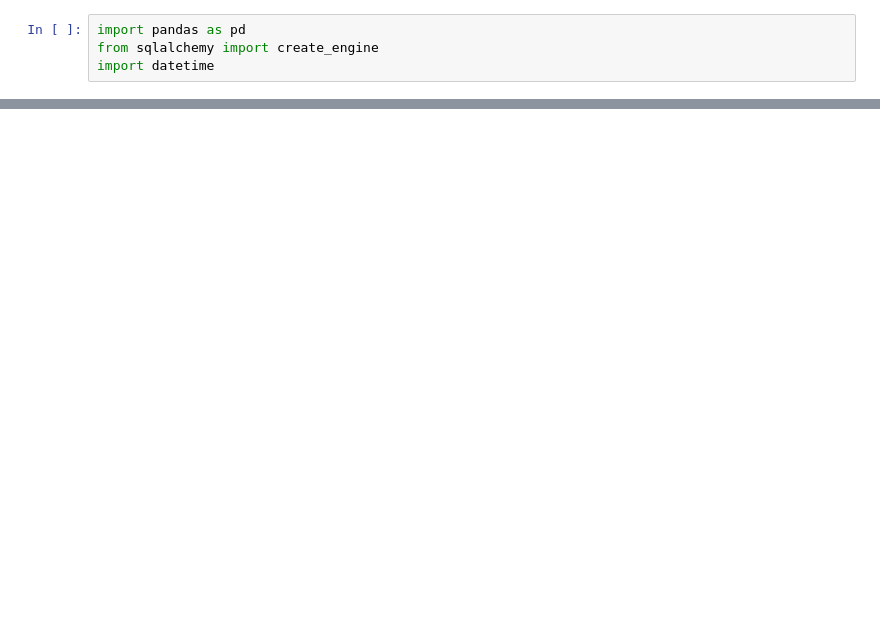
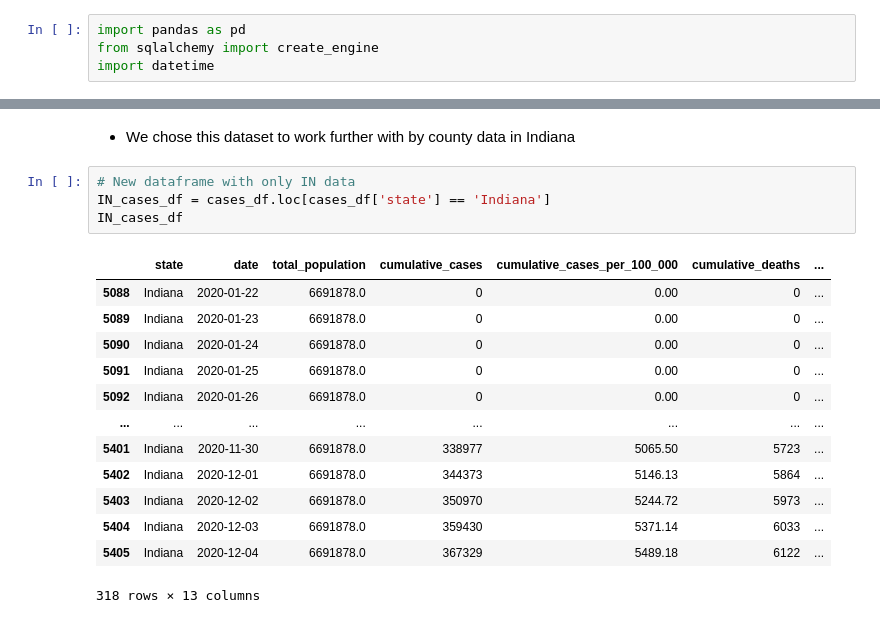
Before and after one commit to Mquinton28/ETL-Project-Group5, a Jupyter notebook: Resources/dataset_county.ipynb, the cells around one changed output, grey strips where cells are left out. Saved outputs shown, nothing was run; the diff lists cells and outputs as text; blank space fills up the shorter version.

```diff
--- a/Resources/dataset_county.ipynb
+++ b/Resources/dataset_county.ipynb
@@ -15,0 +16,20 @@ county_df.head()
+# %% [markdown]
+- We chose this dataset to work further with by county data in Indiana
+# %%
+# New dataframe with only IN data
+IN_cases_df = cases_df.loc[cases_df['state'] == 'Indiana']
+IN_cases_df
+# %% [output]
+|  | state | date | total_population | cumulative_cases | cumulative_cases_per_100_000 | cumulative_deaths | ... |
+| 5088 | Indiana | 2020-01-22 | 6691878.0 | 0 | 0.00 | 0 | ... |
+| 5089 | Indiana | 2020-01-23 | 6691878.0 | 0 | 0.00 | 0 | ... |
+| 5090 | Indiana | 2020-01-24 | 6691878.0 | 0 | 0.00 | 0 | ... |
+| 5091 | Indiana | 2020-01-25 | 6691878.0 | 0 | 0.00 | 0 | ... |
+| 5092 | Indiana | 2020-01-26 | 6691878.0 | 0 | 0.00 | 0 | ... |
+| ... | ... | ... | ... | ... | ... | ... | ... |
+| 5401 | Indiana | 2020-11-30 | 6691878.0 | 338977 | 5065.50 | 5723 | ... |
+| 5402 | Indiana | 2020-12-01 | 6691878.0 | 344373 | 5146.13 | 5864 | ... |
+| 5403 | Indiana | 2020-12-02 | 6691878.0 | 350970 | 5244.72 | 5973 | ... |
+| 5404 | Indiana | 2020-12-03 | 6691878.0 | 359430 | 5371.14 | 6033 | ... |
+| 5405 | Indiana | 2020-12-04 | 6691878.0 | 367329 | 5489.18 | 6122 | ... |
+318 rows × 13 columns
```
Also changed, not shown: parts of 12 cells of this notebook, 2 other files.
